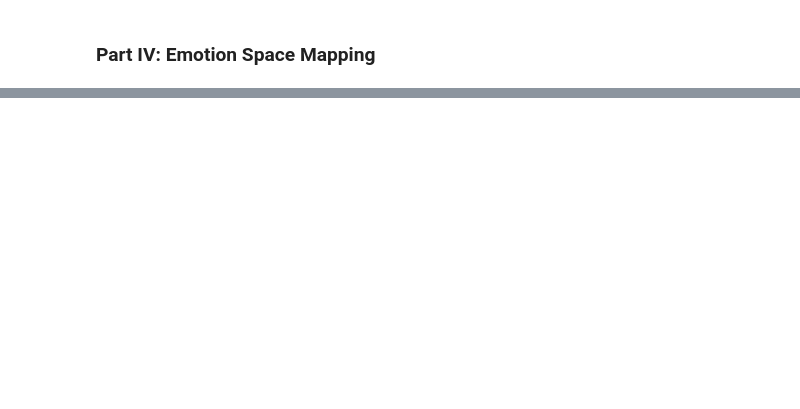
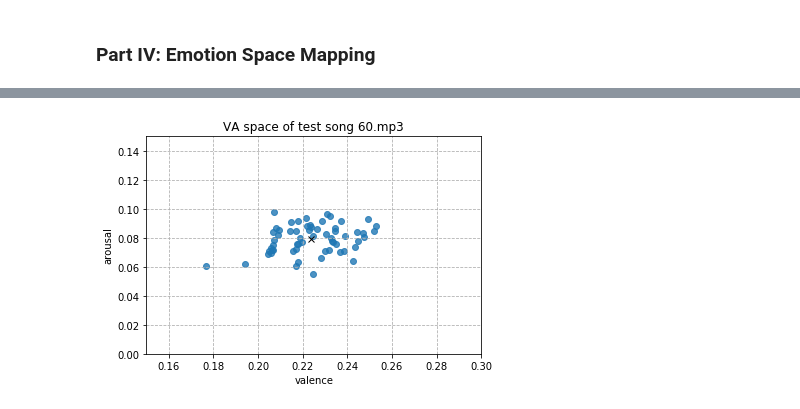
Before and after one commit to jiangzl2016/music_emotion_recognition, a Jupyter notebook: notebooks/mid_point_notebook.ipynb, the cells around one changed output, grey strips where cells are left out. Drawn from its saved outputs; the diff is of its cells as text; code cells hidden in the pictures; blank space fills up the shorter version.

```diff
--- a/notebooks/mid_point_notebook.ipynb
+++ b/notebooks/mid_point_notebook.ipynb
@@ -249,0 +345,31 @@ plt.show()
+# %%
+def scatter_plot_test_song_valence_arousal(test_song):
+    #调用我们的valence 和 arousal 的 annotation
+    arousal_path = Path.cwd().parent / '1000songs' / 'annotations'
+    arousal = pd.read_csv(str(arousal_path) + '/arousal_cont_average.csv')
+    valence = pd.read_csv(str(arousal_path) + '/valence_cont_average.csv')
+    test_song_id = int(test_song.split('.')[0])
+
+    #用第一列的song_id换成索引index
+    temp_arousal = arousal.set_index('song_id')
+    temp_valence = valence.set_index('song_id')
+
+    #画图
+    test_song_arousal = temp_arousal.loc[test_song_id]
+    test_song_valence = temp_valence.loc[test_song_id]
+    mean_arousal = np.mean(test_song_arousal)
+    mean_valence = np.mean(test_song_valence)
+    plt.scatter(test_song_valence, test_song_arousal, alpha=0.8)
+    plt.plot(mean_valence, mean_arousal, 'x' ,c = 'black')
+    plt.xlim(0.15,0.3)
+    plt.ylim(0,0.15)
+    plt.xlabel('valence')
+    plt.ylabel('arousal')
+    plt.title('VA space of test song %d.mp3' % test_song_id)
+    plt.grid(ls = '--')
+    plt.show()
+    return
+
+scatter_plot_test_song_valence_arousal(test_song)
+# %% [output]
+[figure, added]
```
Also changed, not shown: parts of 25 cells of this notebook.
